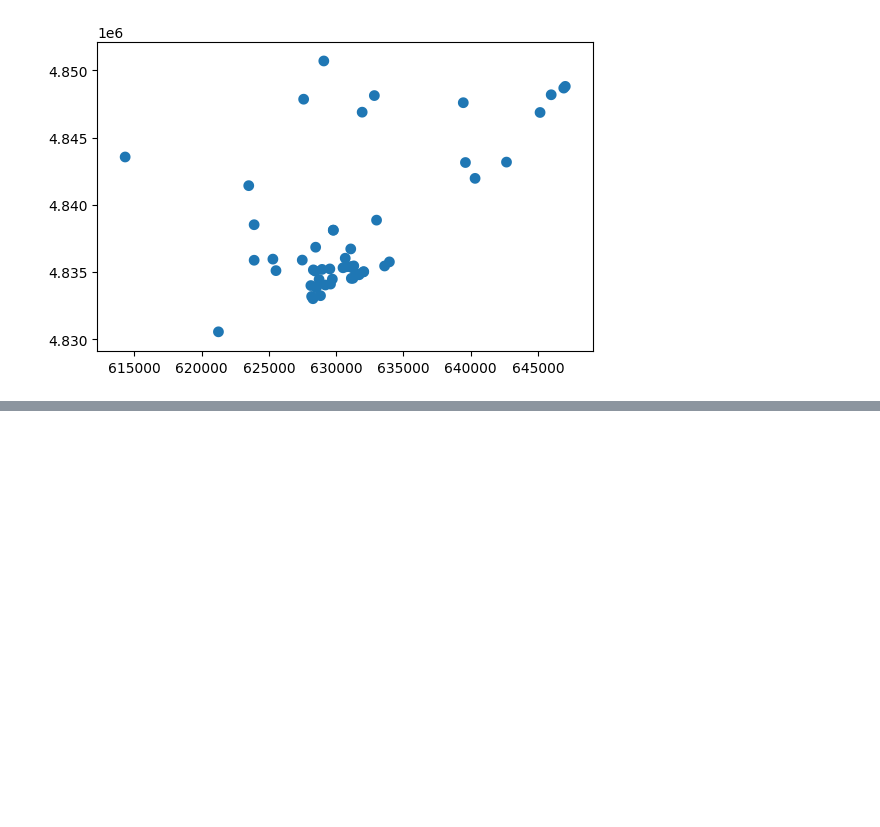
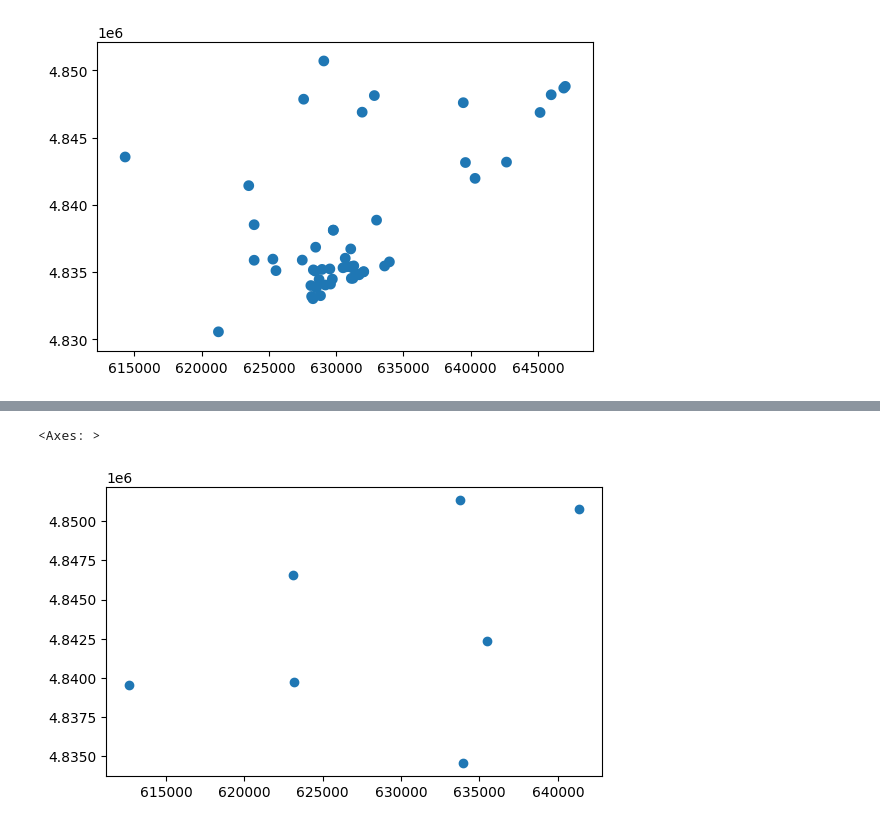
Before and after one commit to cghr-toronto/msa-2024-internship, a Jupyter notebook: experiments/basics.ipynb, the cells around one changed output, grey strips where cells are left out. Saved outputs shown, nothing was run; the diff lists cells and outputs as text; code cells hidden in the pictures; blank space fills up the shorter version.

```diff
--- a/experiments/basics.ipynb
+++ b/experiments/basics.ipynb
@@ -71,0 +103,7 @@ waste_with_shelters.filter(shelters.columns).plot()
+# %%
+# Plotting the Waste geodataframe from dictionary
+Waste_locations = gdf_dict['Waste Transfer Station']
+Waste_locations.plot()
+# %% [output]
+<Axes: >
+[figure, added]
```
Also changed, not shown: parts of 7 cells of this notebook.
